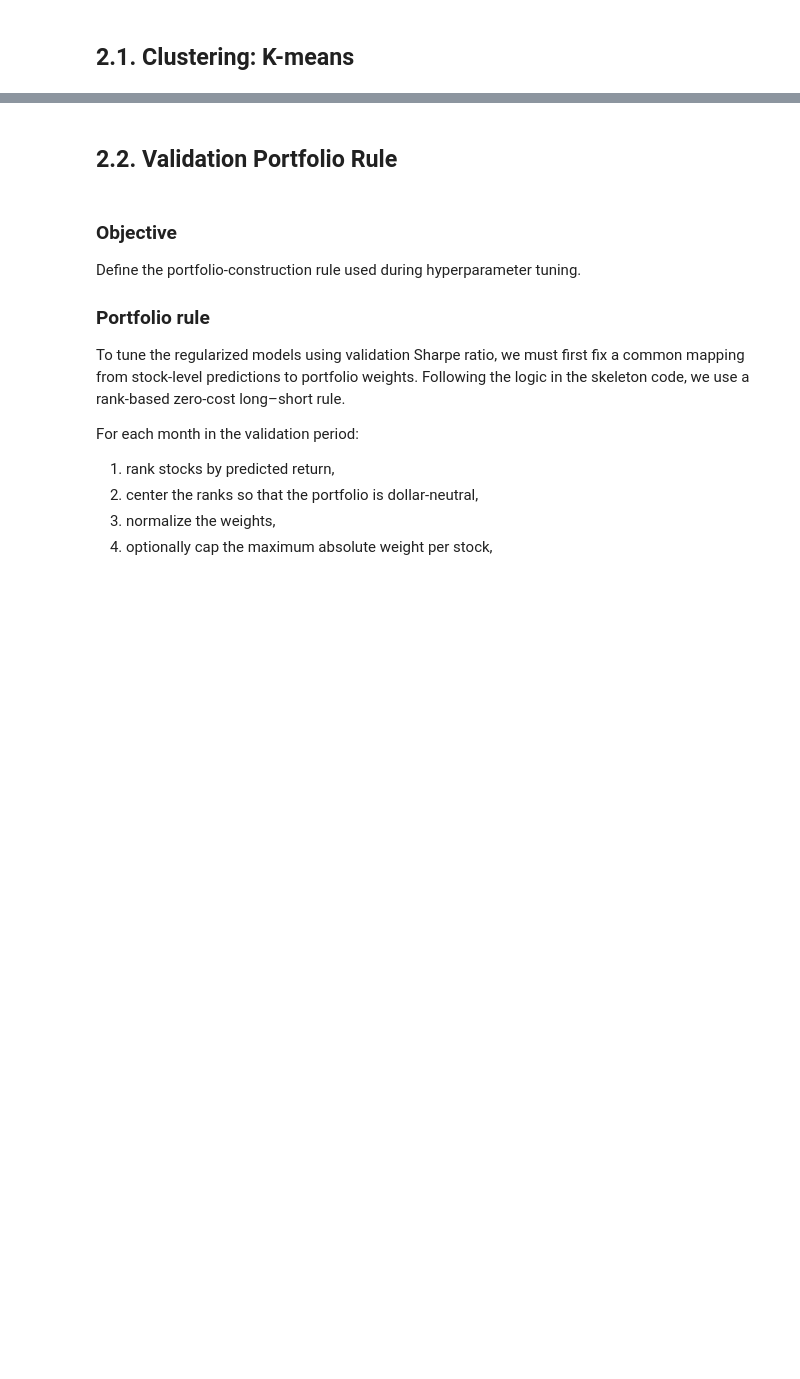
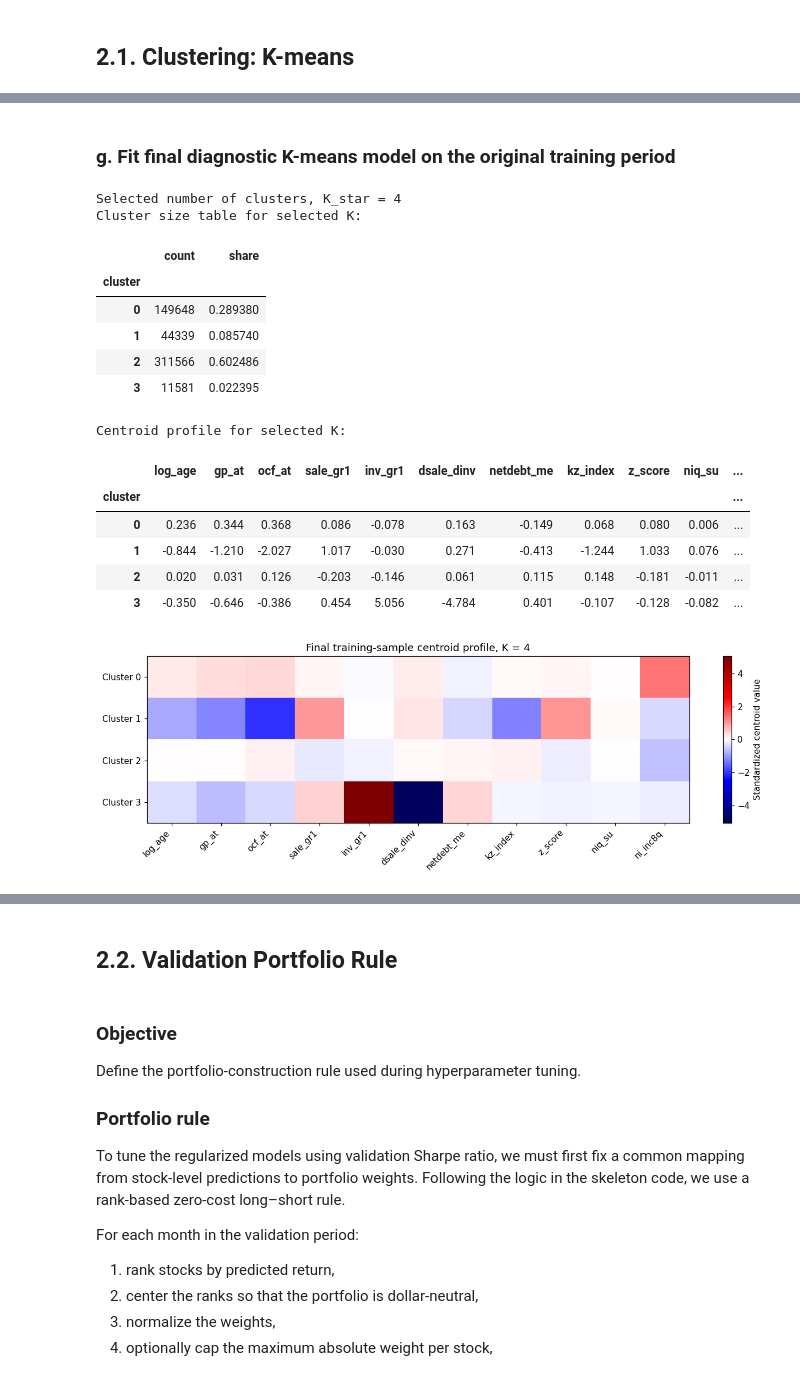
Before and after one commit to JackyJacky1029/FINA-4713-Group-9-Project, a Jupyter notebook: jkp_project.ipynb, the cells around one changed output, grey strips where cells are left out. Drawn from its saved outputs; the diff is of its cells as text; code cells hidden in the pictures; blank space fills up the shorter version.

```diff
--- a/jkp_project.ipynb
+++ b/jkp_project.ipynb
@@ -702,0 +1239,70 @@ We do **not** use PCA to construct the clusters. K-means is run directly on the
+# %% [markdown]
+### g. Fit final diagnostic K-means model on the original training period
+# %%
+# ------------------------------------------------------------
+# Manually select K after reviewing diagnostics
+# ------------------------------------------------------------
+K_star = 4
+print("Selected number of clusters, K_star =", K_star)
+
+
+# This model is mainly for reporting and interpretation in Section 2.1.
+# Later, during validation and test expanding-window loops, we will refit K-means centroids at each refit date using the current estimation window.
+kmeans_train_final = KMeans(
+    n_clusters=K_star,
+    random_state=random_state,
+    n_init=20
+)
+
+train_cluster_labels = kmeans_train_final.fit_predict(X_cluster_train)
+
+# Attach cluster labels to the training dataframe for interpretation.
+train_cluster_diagnostic = train_for_k[["id", "eom", target]].copy()
+train_cluster_diagnostic["cluster"] = train_cluster_labels
+
+# Cluster size table for selected K.
+selected_cluster_size = (
+    train_cluster_diagnostic["cluster"]
+    .value_counts()
+    .sort_index()
+    .to_frame("count")
+)
+
+selected_cluster_size["share"] = selected_cluster_size["count"] / selected_cluster_size["count"].sum()
+
+print("Cluster size table for selected K:")
+display(selected_cluster_size)
+
+
+# Centroid profile for selected K.
+selected_centroid_profile = get_centroid_profile(
+    kmeans_model=kmeans_train_final,
+    feature_names=log_cluster_features
+)
+
+print("Centroid profile for selected K:")
+display(selected_centroid_profile.round(3))
+
+
+# Visualize centroid profile for selected K.
+plot_centroid_heatmap(
+    centroid_df=selected_centroid_profile,
+    title=f"Final training-sample centroid profile, K = {K_star}"
+)
+# %% [output]
+Selected number of clusters, K_star = 4
+Cluster size table for selected K:
+|  | count | share |
+| cluster |  |  |
+| 0 | 149648 | 0.289380 |
+| 1 | 44339 | 0.085740 |
+| 2 | 311566 | 0.602486 |
+| 3 | 11581 | 0.022395 |
+Centroid profile for selected K:
+|  | log_age | gp_at | ocf_at | sale_gr1 | inv_gr1 | dsale_dinv | netdebt_me | kz_index | z_score | niq_su | ... |
+| cluster |  |  |  |  |  |  |  |  |  |  | ... |
+| 0 | 0.236 | 0.344 | 0.368 | 0.086 | -0.078 | 0.163 | -0.149 | 0.068 | 0.080 | 0.006 | ... |
+| 1 | -0.844 | -1.210 | -2.027 | 1.017 | -0.030 | 0.271 | -0.413 | -1.244 | 1.033 | 0.076 | ... |
+| 2 | 0.020 | 0.031 | 0.126 | -0.203 | -0.146 | 0.061 | 0.115 | 0.148 | -0.181 | -0.011 | ... |
+| 3 | -0.350 | -0.646 | -0.386 | 0.454 | 5.056 | -4.784 | 0.401 | -0.107 | -0.128 | -0.082 | ... |
+[figure, added]
```
Also changed, not shown: parts of 66 cells of this notebook.
